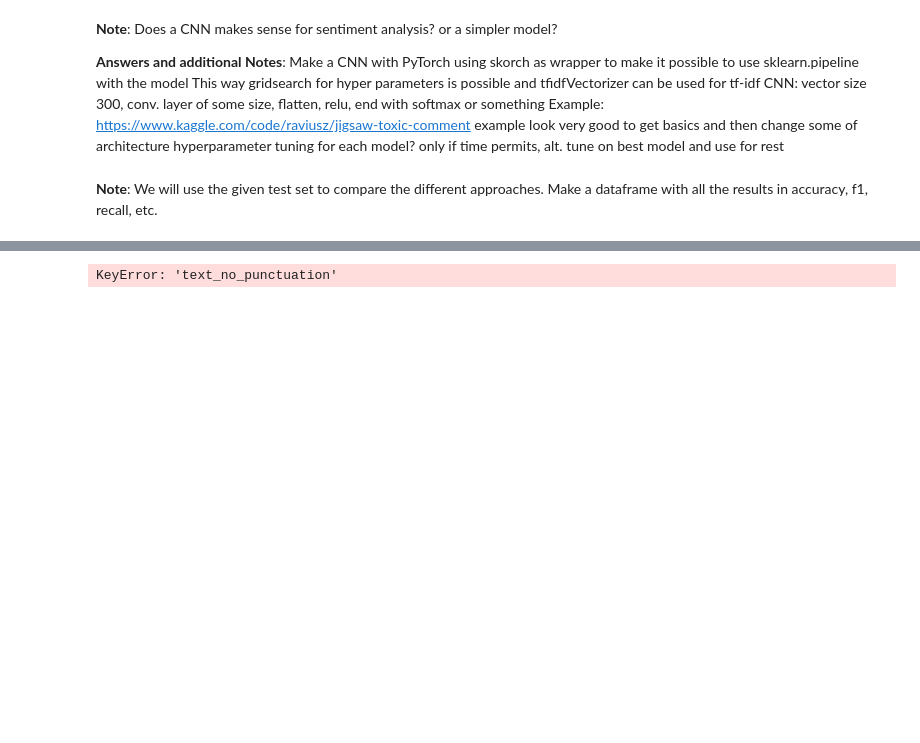
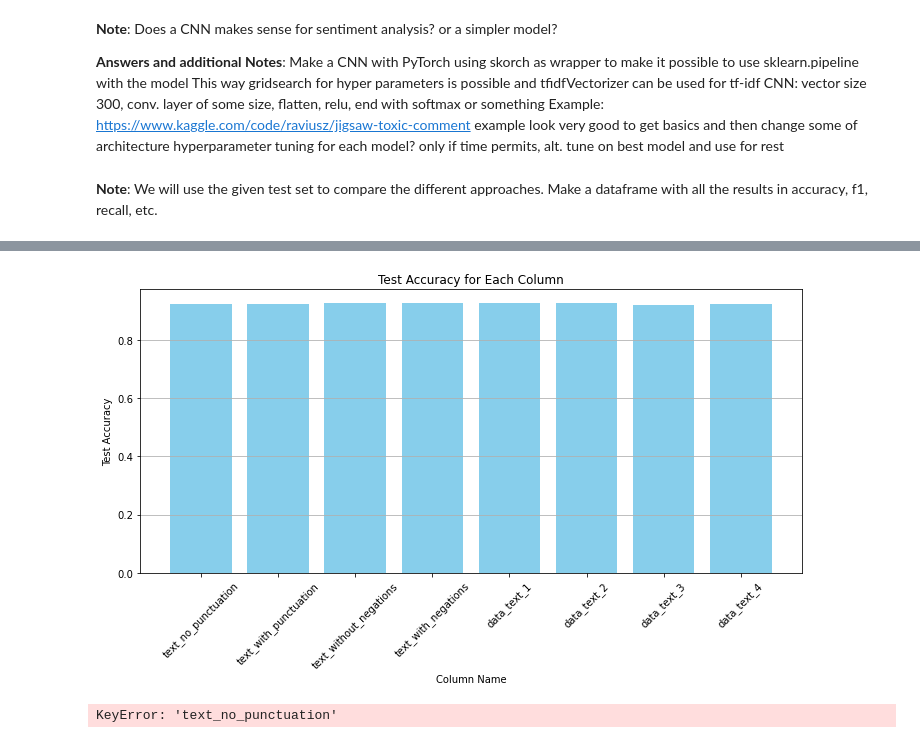
Before and after one commit to aobermuhlner/NLP_P2, a Jupyter notebook: Project2Pipeline.ipynb, the cells around one changed output, grey strips where cells are left out. Saved outputs shown, nothing was run; the diff lists cells and outputs as text; code cells hidden in the pictures; blank space fills up the shorter version.

Commit message:
First workin thing and results

```diff
--- a/Project2Pipeline.ipynb
+++ b/Project2Pipeline.ipynb
@@ -610,3 +666,19 @@ IndexError: list index out of range
+# %%
+column_names = results_df['Column']
+test_accuracy = results_df['Test_Accuracy']
+
+plt.figure(figsize=(10, 6))
+plt.bar(column_names, test_accuracy, color='skyblue')
+plt.title('Test Accuracy for Each Column')
+plt.xlabel('Column Name')
+plt.ylabel('Test Accuracy')
+plt.xticks(rotation=45)
+plt.grid(axis='y')
+plt.tight_layout()
+plt.savefig('Test_Accuracy.png')
+plt.show()
+# %% [output]
+[figure, added]
 # %%
 
 columnName = ['text_no_punctuation', 'text_with_punctuation', 'text_without_negations',
```
Also changed, not shown: parts of 3 cells of this notebook, 5 other files.
